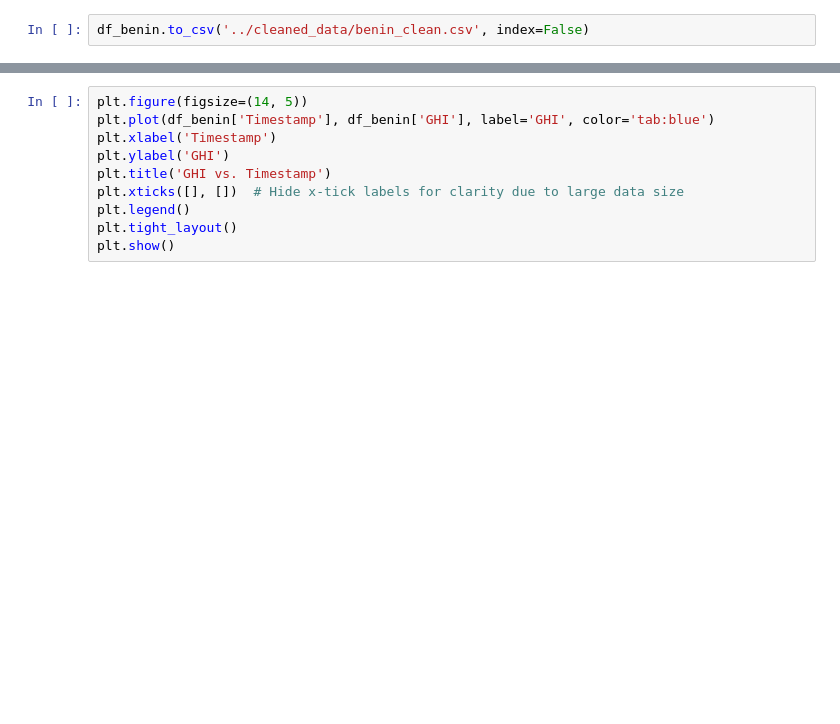
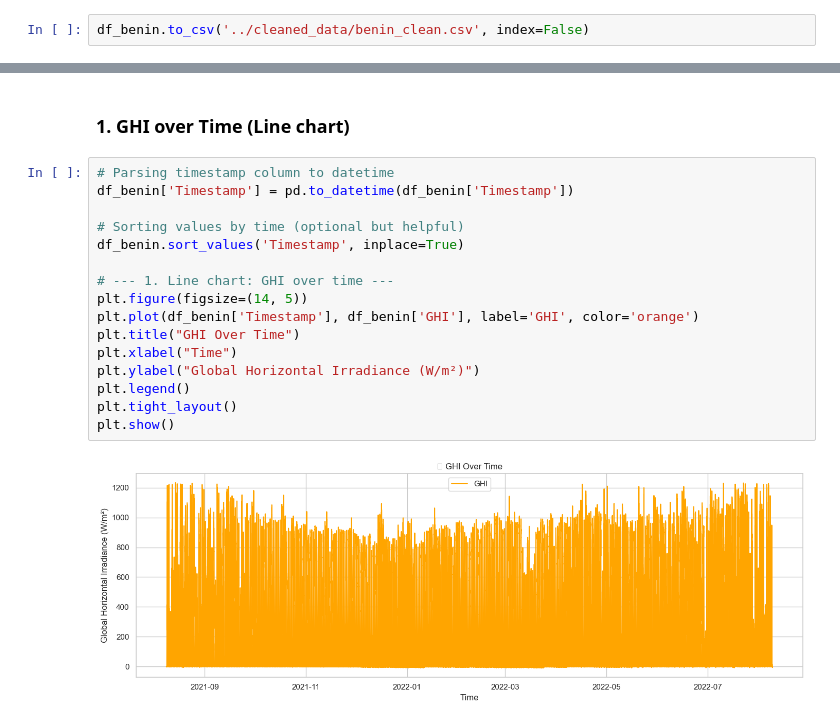
Before and after one commit to OliyadTeshome/Solar_Strategy_Insights, a Jupyter notebook: notebooks/benin__eda.ipynb, the cells around one changed output, grey strips where cells are left out. Cells and saved outputs as stored; diff of their text form; blank space fills up the shorter version.

```diff
--- a/notebooks/benin__eda.ipynb
+++ b/notebooks/benin__eda.ipynb
@@ -133,10 +140,20 @@ df_benin.to_csv('../cleaned_data/benin_clean.csv', index=False)
+# %% [markdown]
+### 1. GHI over Time (Line chart)
 # %%
+# Parsing timestamp column to datetime
+df_benin['Timestamp'] = pd.to_datetime(df_benin['Timestamp'])
+
+# Sorting values by time (optional but helpful)
+df_benin.sort_values('Timestamp', inplace=True)
+
+# --- 1. Line chart: GHI over time ---
 plt.figure(figsize=(14, 5))
-plt.plot(df_benin['Timestamp'], df_benin['GHI'], label='GHI', color='tab:blue')
-plt.xlabel('Timestamp')
-plt.ylabel('GHI')
-plt.title('GHI vs. Timestamp')
-plt.xticks([], [])  # Hide x-tick labels for clarity due to large data size
+plt.plot(df_benin['Timestamp'], df_benin['GHI'], label='GHI', color='orange')
+plt.title("GHI Over Time")
+plt.xlabel("Time")
+plt.ylabel("Global Horizontal Irradiance (W/m²)")
 plt.legend()
 plt.tight_layout()
 plt.show()
+# %% [output]
+[figure, added]
```
Also changed, not shown: parts of 6 cells of this notebook.
